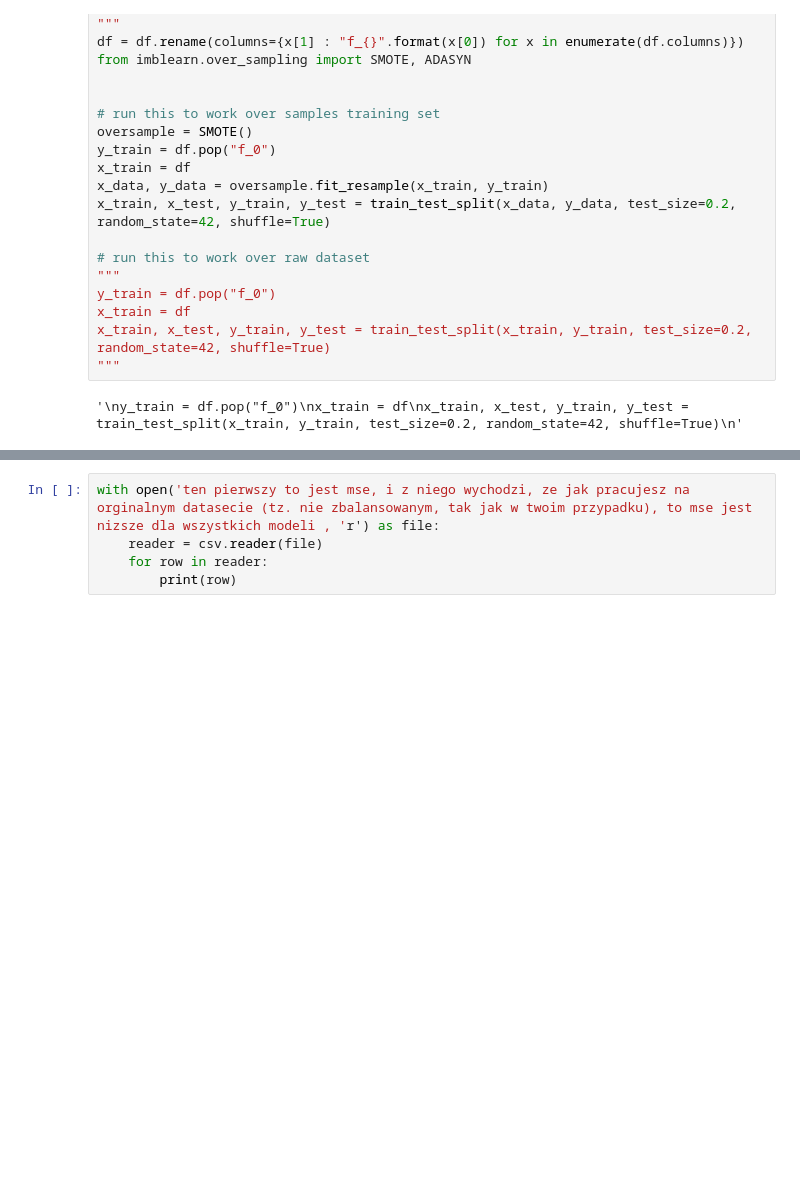
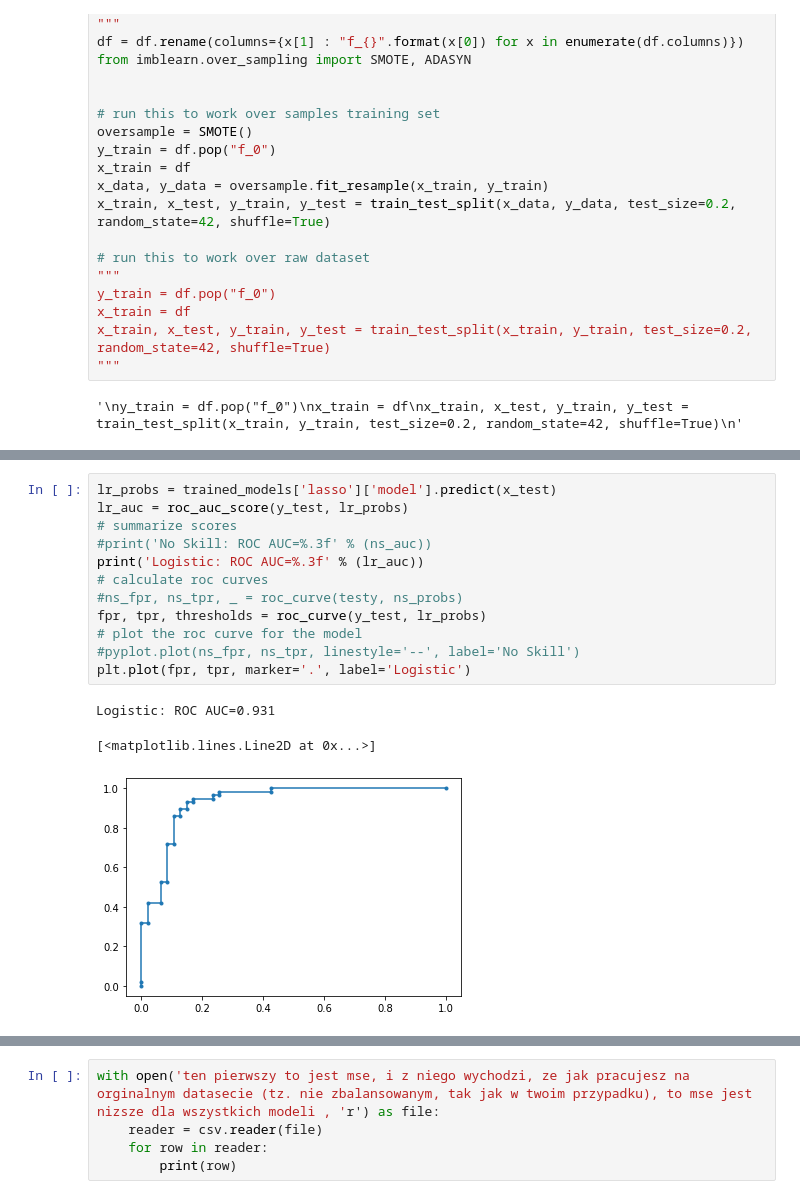
Before and after one commit to FilipKubackiSoton/Feature-Extraction-Medical-ResearchDwave, a Jupyter notebook: dataprocessing.ipynb, the cells around one changed output, grey strips where cells are left out. Drawn from its saved outputs; the diff is of its cells as text; blank space fills up the shorter version.

```diff
--- a/dataprocessing.ipynb
+++ b/dataprocessing.ipynb
@@ -204,0 +367,16 @@ Name: QDA | ROC: 0.9260918253079509, recall: 0.8947368421052632, precission: 0.9
+# %%
+lr_probs = trained_models['lasso']['model'].predict(x_test)
+lr_auc = roc_auc_score(y_test, lr_probs)
+# summarize scores
+#print('No Skill: ROC AUC=%.3f' % (ns_auc))
+print('Logistic: ROC AUC=%.3f' % (lr_auc))
+# calculate roc curves
+#ns_fpr, ns_tpr, _ = roc_curve(testy, ns_probs)
+fpr, tpr, thresholds = roc_curve(y_test, lr_probs)
+# plot the roc curve for the model
+#pyplot.plot(ns_fpr, ns_tpr, linestyle='--', label='No Skill')
+plt.plot(fpr, tpr, marker='.', label='Logistic')
+# %% [output]
+Logistic: ROC AUC=0.931
+[<matplotlib.lines.Line2D at 0x...>]
+[figure, added]
```
Also changed, not shown: parts of 13 cells of this notebook, 2 other files.
